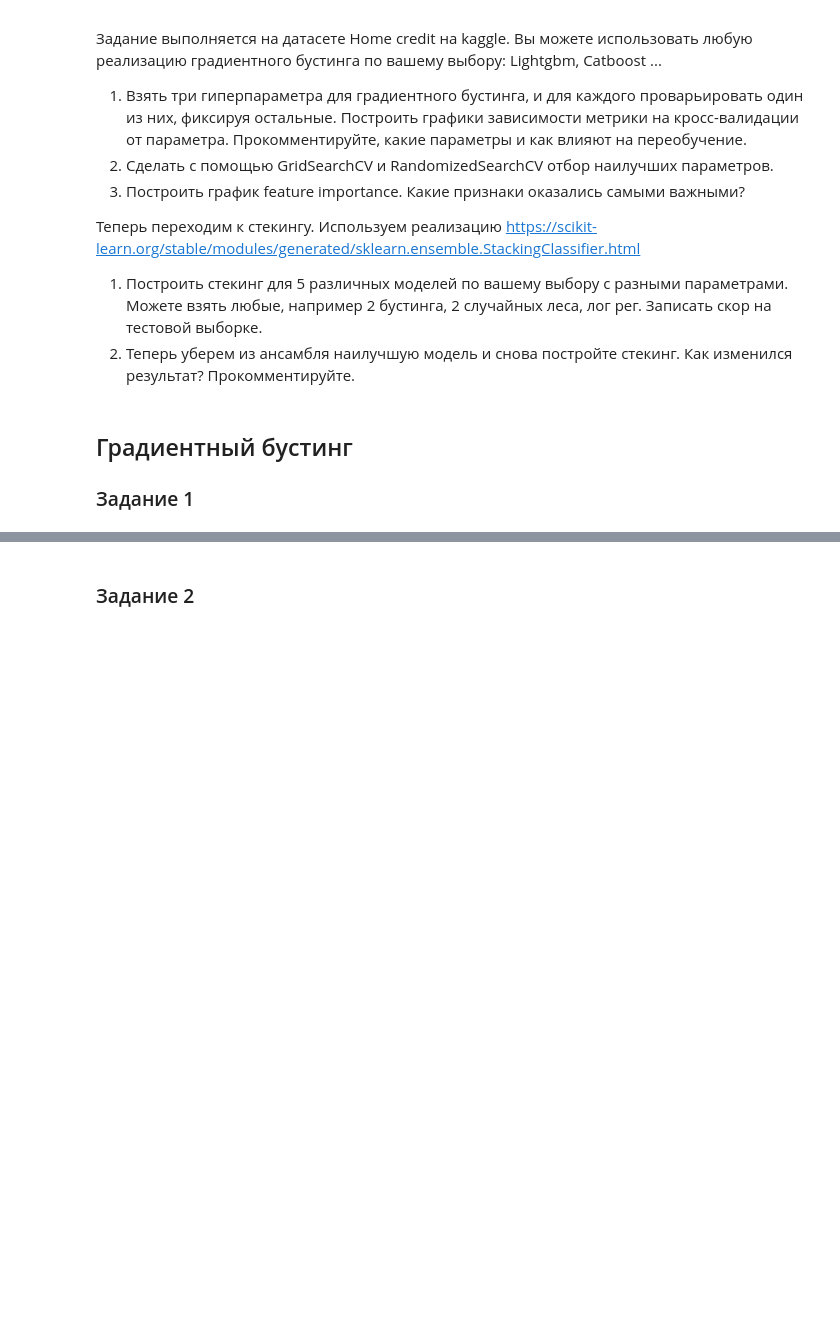
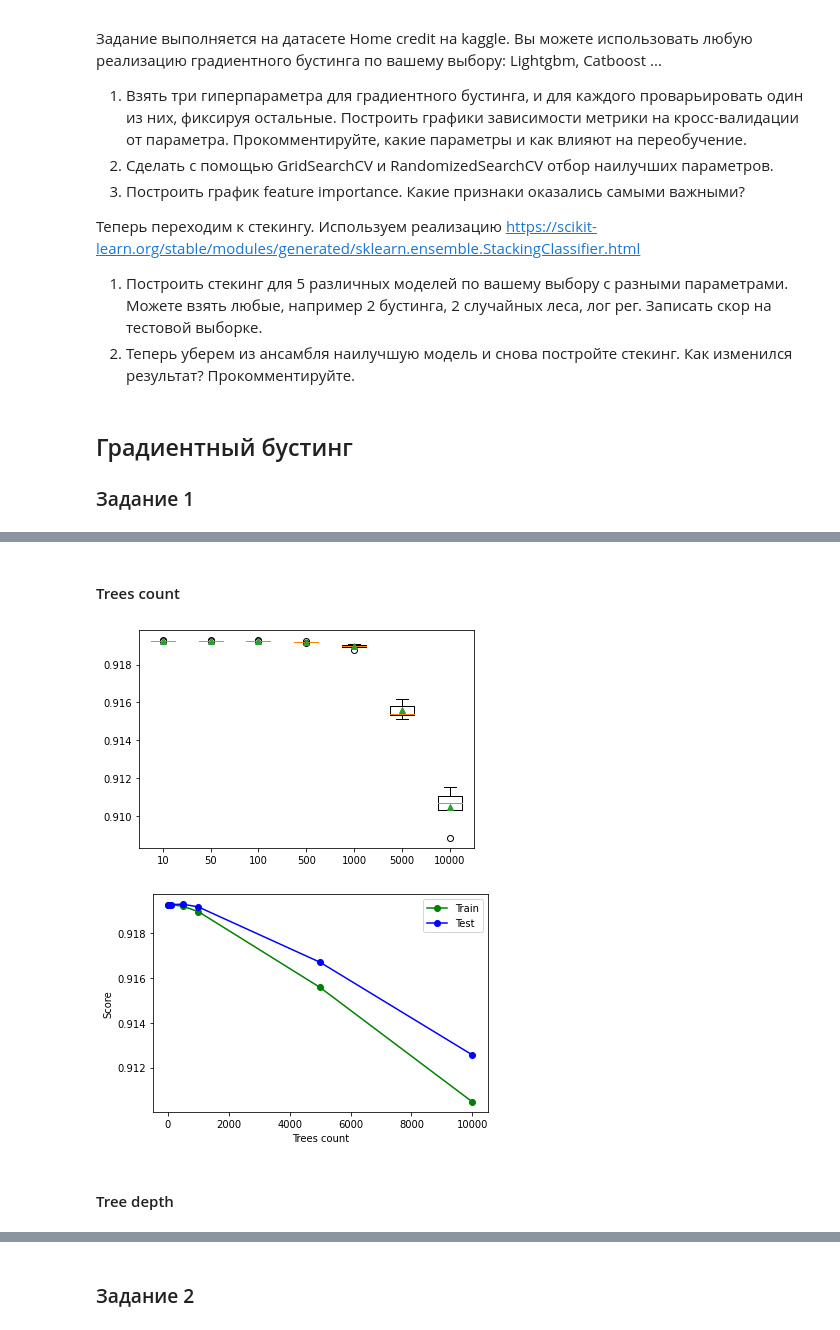
Before and after one commit to bestK1ngArthur/MTSxMIPTxSk-ML-Gradient-Boosting, a Jupyter notebook: notebooks/HW3.ipynb, the cells around one changed output, grey strips where cells are left out. Saved outputs shown, nothing was run; the diff lists cells and outputs as text; code cells hidden in the pictures; blank space fills up the shorter version.

Commit message:
Update graphs

```diff
--- a/notebooks/HW3.ipynb
+++ b/notebooks/HW3.ipynb
@@ -45,6 +45,7 @@ train_data = train.copy()
 train_data[features] = train_data[features].fillna(0)
 
 X, y = train_data[features], train_data[target]
+X_train, X_test, y_train, y_test = train_test_split(X, y, stratify=y, random_state=42)
 # %%
 def evaluate_model(model, X, y):
     scores = cross_val_score(model, X, y, scoring='accuracy')
@@ -145,0 +74,31 @@ pyplot.show()
+# %% [markdown]
+#### Trees count
+# %%
+models = get_trees_count_models()
+results, results_train, results_test, names = list(), list(), list(), list()
+
+for name, model in models.items():
+    scores = evaluate_model(model, X_train, y_train)
+    results.append(scores)
+    results_train.append(scores.mean())
+
+    model.fit(X_train, y_train)
+    results_test.append(model.score(X_test, y_test))
+
+    names.append(name)
+# %%
+pyplot.boxplot(results, labels=names, showmeans=True)
+pyplot.show()
+
+x = [float(v) for v in names]
+pyplot.plot(x, results_train, 'g-o', label='Train')
+pyplot.plot(x, results_test, 'b-o', label='Test')
+pyplot.xlabel('Trees count')
+pyplot.ylabel('Score')
+pyplot.legend()
+pyplot.show()
+# %% [output]
+[figure, added]
+[figure, added]
+# %% [markdown]
+#### Tree depth
```
Also changed, not shown: parts of 6 cells of this notebook.
